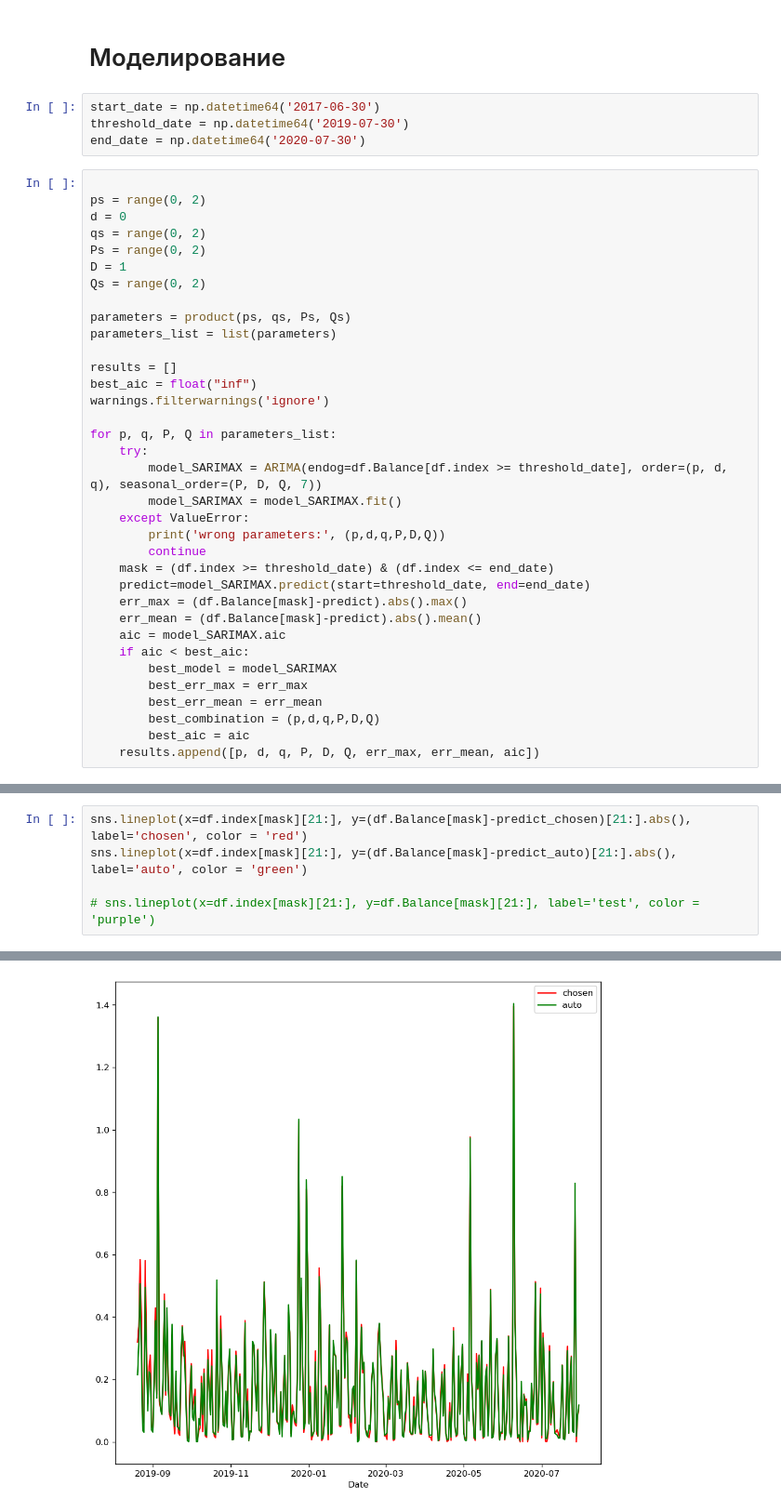
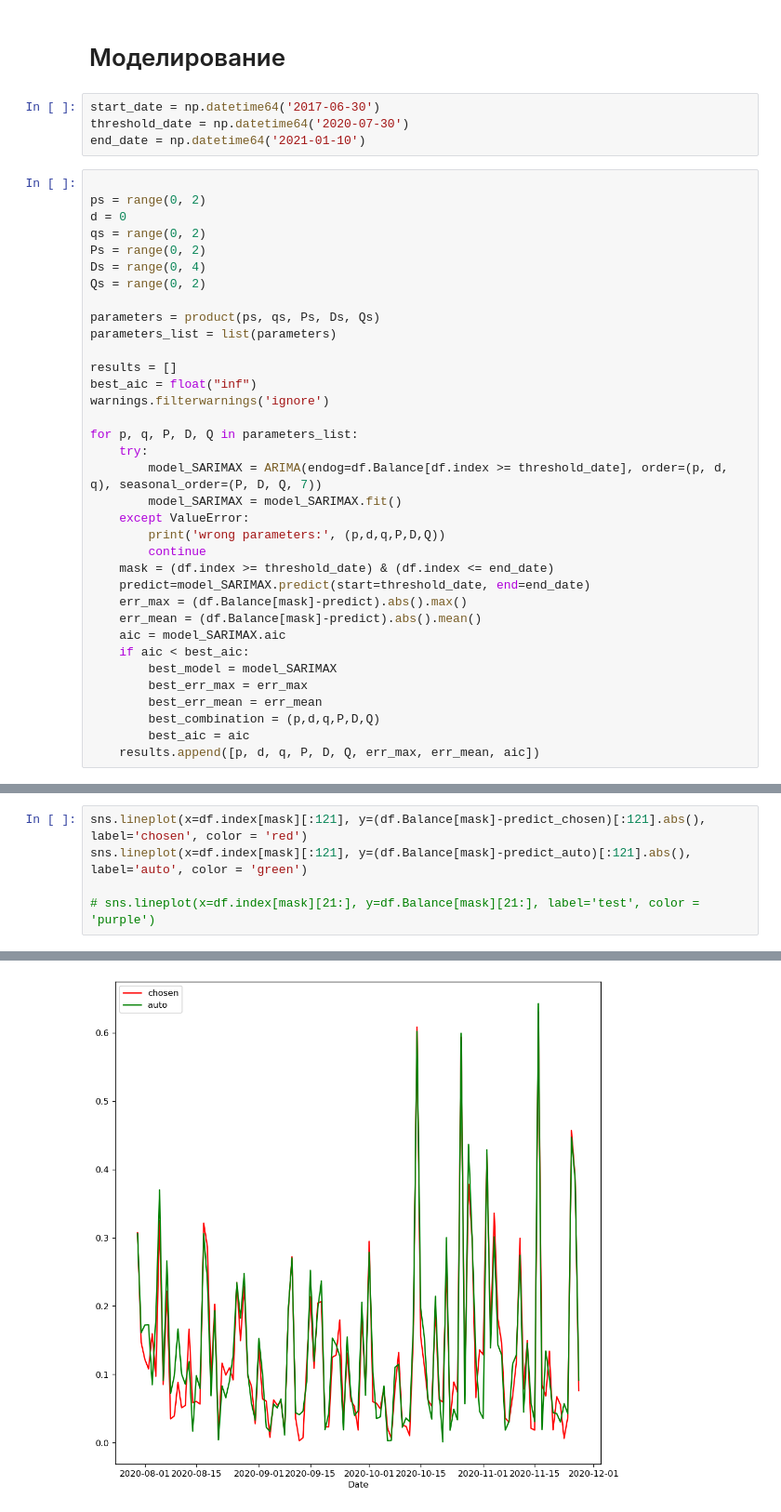
Before and after one commit to xCthulhuFtagn/Time_series_project, a Jupyter notebook: baseline.ipynb, the cells around one changed output, grey strips where cells are left out. Shown at 93% size. Drawn from its saved outputs; the diff is of its cells as text.

```diff
--- a/baseline.ipynb
+++ b/baseline.ipynb
@@ -205,25 +209,25 @@ tsplot(df.posBalance)
 # Моделирование
 # %%
 start_date = np.datetime64('2017-06-30')
-threshold_date = np.datetime64('2019-07-30')
-end_date = np.datetime64('2020-07-30')
+threshold_date = np.datetime64('2020-07-30')
+end_date = np.datetime64('2021-01-10')
 # %%
 
 ps = range(0, 2)
 d = 0
 qs = range(0, 2)
 Ps = range(0, 2)
-D = 1
+Ds = range(0, 4)
 Qs = range(0, 2)
 
-parameters = product(ps, qs, Ps, Qs)
+parameters = product(ps, qs, Ps, Ds, Qs)
 parameters_list = list(parameters)
 
 results = []
 best_aic = float("inf")
 warnings.filterwarnings('ignore')
 
-for p, q, P, Q in parameters_list:
+for p, q, P, D, Q in parameters_list:
     try:
         model_SARIMAX = ARIMA(endog=df.Balance[df.index >= threshold_date], order=(p, d, q), seasonal_order=(P, D, Q, 7))
         model_SARIMAX = model_SARIMAX.fit()
@@ -354,8 +355,8 @@ print(err.max(), err.mean())
 # %%
-sns.lineplot(x=df.index[mask][21:], y=(df.Balance[mask]-predict_chosen)[21:].abs(), label='chosen', color = 'red')
-sns.lineplot(x=df.index[mask][21:], y=(df.Balance[mask]-predict_auto)[21:].abs(), label='auto', color = 'green')
+sns.lineplot(x=df.index[mask][:121], y=(df.Balance[mask]-predict_chosen)[:121].abs(), label='chosen', color = 'red')
+sns.lineplot(x=df.index[mask][:121], y=(df.Balance[mask]-predict_auto)[:121].abs(), label='auto', color = 'green')
 
 # sns.lineplot(x=df.index[mask][21:], y=df.Balance[mask][21:], label='test', color = 'purple')
 # %% [output]
 <Axes: xlabel='Date'>
-[figure, old version]
+[figure, new version]
```
Also changed, not shown: parts of 34 cells of this notebook, 1 other file.
